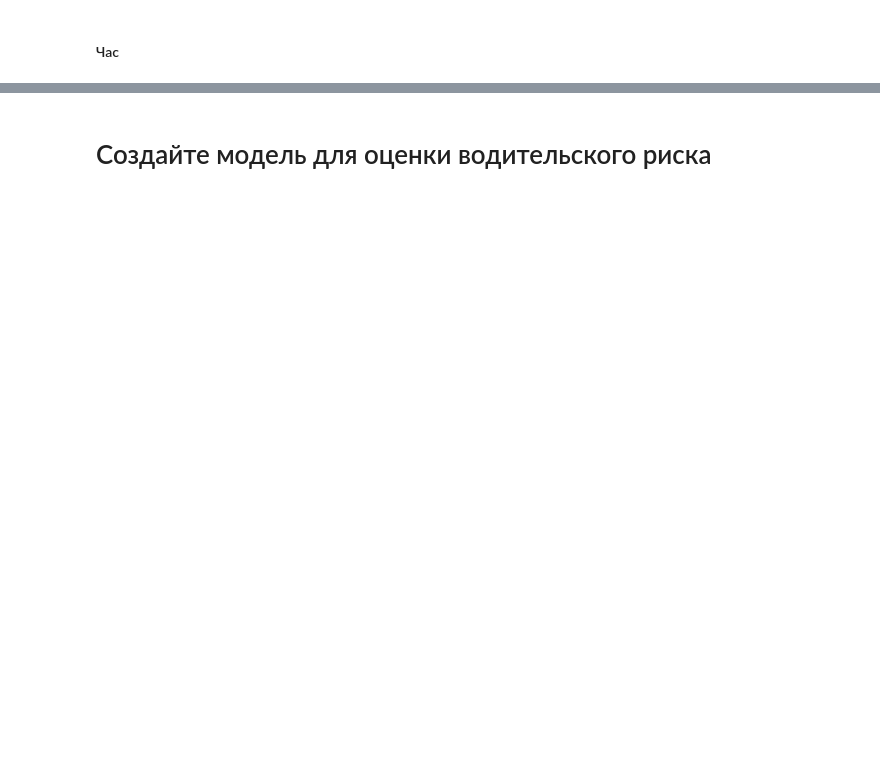
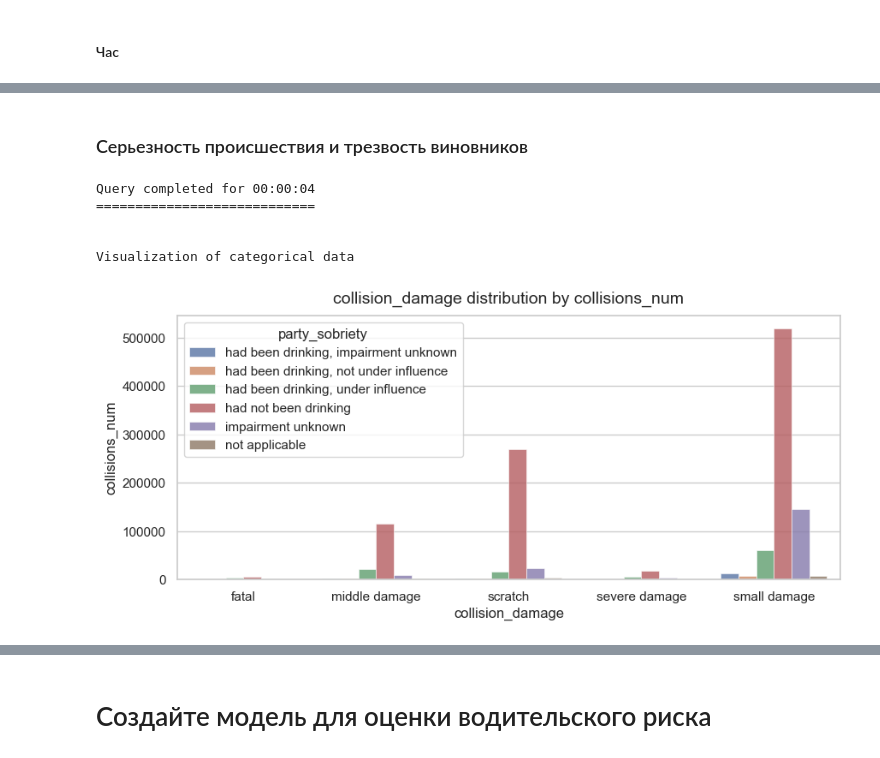
Before and after one commit to AdamCage/road-accident-risk-assessment, a Jupyter notebook: ssss.ipynb, the cells around one changed output, grey strips where cells are left out. Drawn from its saved outputs; the diff is of its cells as text; code cells hidden in the pictures; blank space fills up the shorter version.

```diff
--- a/ssss.ipynb
+++ b/ssss.ipynb
@@ -783,0 +833,31 @@ Visualization of categorical data
+# %% [markdown]
+### Серьезность происшествия и трезвость виновников
+# %%
+analyze_data(
+    data=sql_query(
+        """
+        SELECT
+            c.collision_damage,
+            p.party_sobriety,
+            COUNT(*) AS collisions_num
+        FROM
+            parties p
+            LEFT JOIN collisions c ON p.case_id = c.case_id
+        WHERE
+            p.at_fault = 1
+        GROUP BY
+            c.collision_damage,
+            p.party_sobriety;
+        """
+    ),
+    x="collision_damage", y="collisions_num", hue="party_sobriety",
+    rotation=0,
+    figsize=(10, 4)
+)
+# %% [output]
+Query completed for 00:00:04
+============================
+
+
+Visualization of categorical data
+[figure, added]
```
Also changed, not shown: parts of 16 cells of this notebook.
